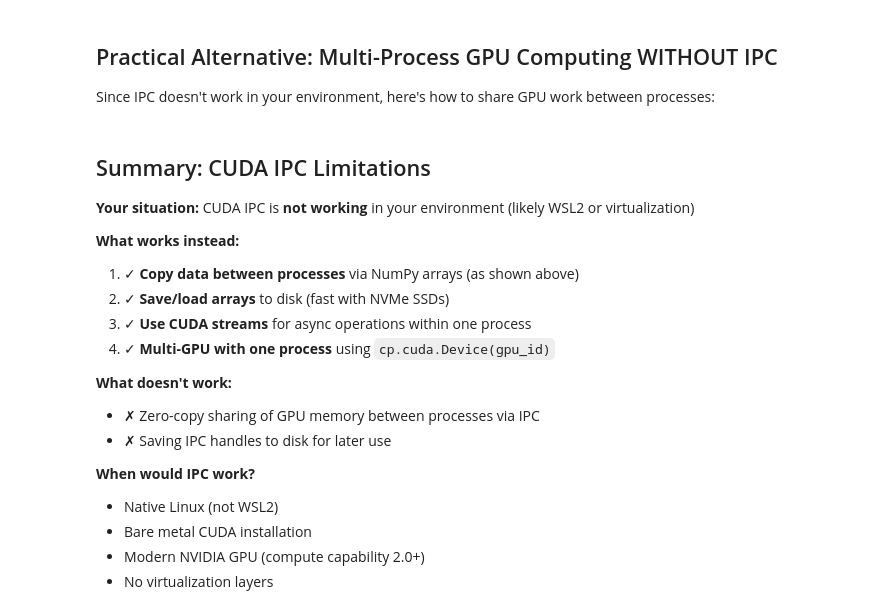
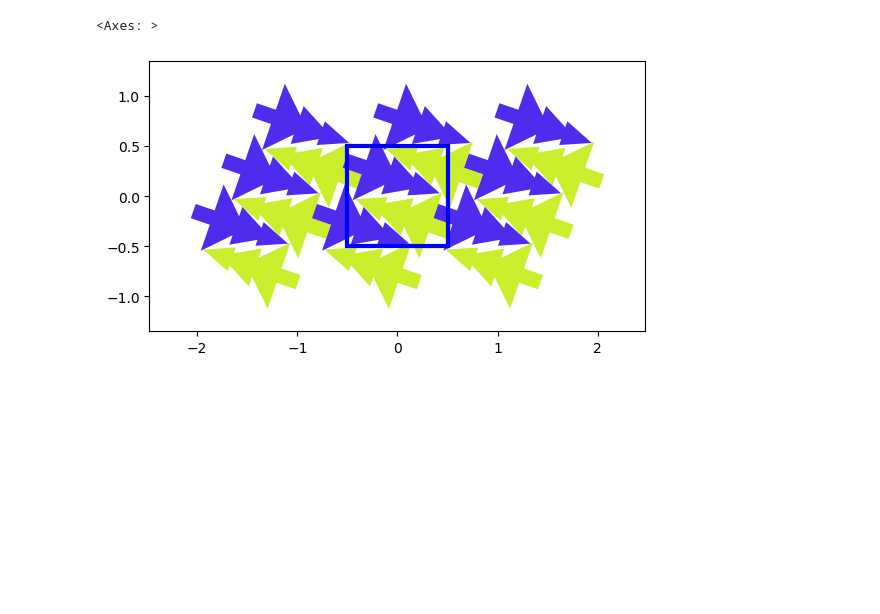
Before and after one commit to jcottaar/packing, a Jupyter notebook: analysis/temp.ipynb, the cells around one changed output. Saved outputs shown, nothing was run; the diff lists cells and outputs as text; code cells hidden in the pictures; blank space fills up the shorter version.

```diff
--- a/analysis/temp.ipynb
+++ b/analysis/temp.ipynb
@@ -150,4 +17,0 @@ except Exception as e:
-# %% [markdown]
-## Practical Alternative: Multi-Process GPU Computing WITHOUT IPC
-
-Since IPC doesn't work in your environment, here's how to share GPU work between processes:
@@ -197,44 +18,7 @@ for i, r in enumerate(results):
-# %% [markdown]
-## Summary: CUDA IPC Limitations
-
-**Your situation:** CUDA IPC is **not working** in your environment (likely WSL2 or virtualization)
-
-**What works instead:**
-1. ✓ **Copy data between processes** via NumPy arrays (as shown above)
-2. ✓ **Save/load arrays** to disk (fast with NVMe SSDs)
-3. ✓ **Use CUDA streams** for async operations within one process
-4. ✓ **Multi-GPU with one process** using `cp.cuda.Device(gpu_id)`
-
-**What doesn't work:**
-- ✗ Zero-copy sharing of GPU memory between processes via IPC
-- ✗ Saving IPC handles to disk for later use
-
-**When would IPC work?**
-- Native Linux (not WSL2)
-- Bare metal CUDA installation
-- Modern NVIDIA GPU (compute capability 2.0+)
-- No virtualization layers
-# %%
-# Save GPU array metadata and data
-arr = cp.arange(100, dtype=cp.float32) * 2
-
-# Method 1: Save to numpy file
-cp.save(kgs.temp_dir + '/my_array.npy', arr)
-
-# Later, load it back
-arr_loaded = cp.load(kgs.temp_dir + '/my_array.npy')
-print("Loaded array:", arr_loaded[:5])
-
-# Method 2: Use pickle for metadata + data pointer info (within same process)
-data_dict = {
-    'shape': arr.shape,
-    'dtype': arr.dtype,
-    'ptr': arr.data.ptr,
-    'data': arr.get()  # Copy to CPU for saving
-}
-kgs.dill_save(kgs.temp_dir + '/array_data.pickle', data_dict)
-
-# Load it back
-loaded_dict = kgs.dill_load(kgs.temp_dir + '/array_data.pickle')
-arr_restored = cp.array(loaded_dict['data'])
-print("Restored array:", arr_restored[:5])
+# %%
+sol = kgs.create_tiled_solution('Perfect dimer', 3, make_symmetric=True)
+sol.xyt+= cp.array([[0.0, 0.1, 0.0]])
+pack_vis_sol.pack_vis_sol(sol.convert_to_phenotype())
+# %% [output]
+<Axes: >
+[figure, added]
```
Also changed, not shown: parts of 9 cells of this notebook, 4 other files.
